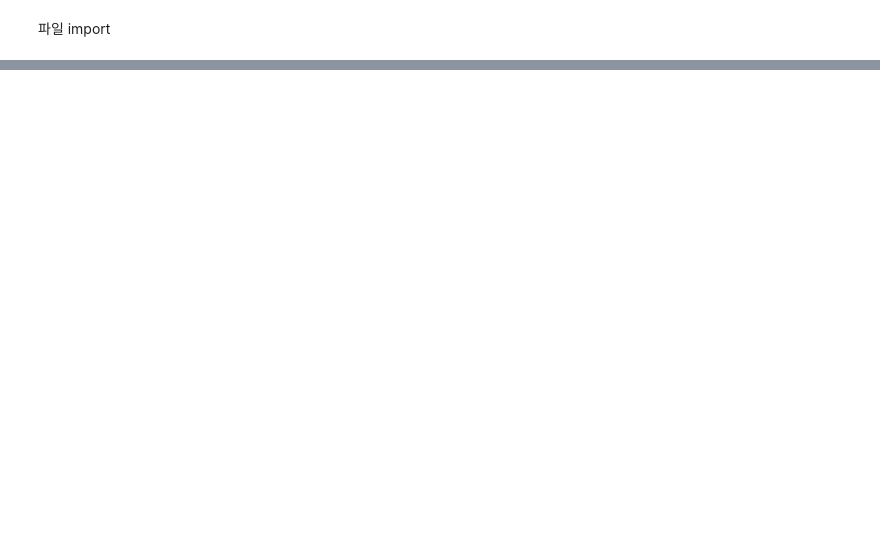
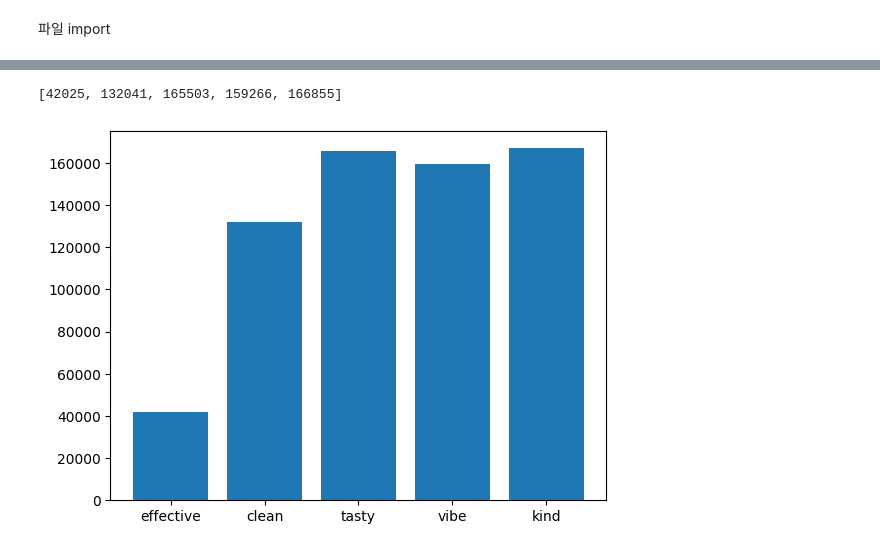
Before and after one commit to CapstoneDesign2/nlp, a Jupyter notebook: data/count.ipynb, the cells around one changed output, grey strips where cells are left out. Drawn from its saved outputs; the diff is of its cells as text; code cells hidden in the pictures; blank space fills up the shorter version.

```diff
--- a/data/count.ipynb
+++ b/data/count.ipynb
@@ -166,7 +183,7 @@ def add_word(new_words):
 
 
 def EDA(sentence, alpha_sr=0.1, alpha_ri=0.1, alpha_rs=0.1, p_rd=0.1, num_aug=9):
-	sentence = get_only_hangul(sentence)
+	#sentence = get_only_hangul(sentence)
 	words = sentence.split(' ')
 	words = [word for word in words if word is not ""]
 	num_words = len(words)
@@ -179,14 +196,14 @@ def EDA(sentence, alpha_sr=0.1, alpha_ri=0.1, alpha_rs=0.1, p_rd=0.1, num_aug=9)
 	n_rs = max(1, int(alpha_rs*num_words))
 
 	# sr
-	for _ in range(num_new_per_technique):
-		a_words = synonym_replacement(words, n_sr)
-		augmented_sentences.append(' '.join(a_words))
+#	for _ in range(num_new_per_technique):
+#		a_words = synonym_replacement(words, n_sr)
+#		augmented_sentences.append(' '.join(a_words))
 
 	# ri
-	for _ in range(num_new_per_technique):
-		a_words = random_insertion(words, n_ri)
-		augmented_sentences.append(' '.join(a_words))
+	#for _ in range(num_new_per_technique):
+#		a_words = random_insertion(words, n_ri)
+#		augmented_sentences.append(' '.join(a_words))
 
 	# rs
 	for _ in range(num_new_per_technique):
@@ -259,3 +267,15 @@ for row in filterd_df.iterrows():
+# %%
+#columns=['댓글','가성비','청결','맛','분위기','친절']
+new_df = pd.DataFrame({
+                        "댓글" : comment_list,
+                        "가성비" : effective_list,
+                        "청결" : clean_list,
+                        "맛" : tasty_list,
+                        "분위기" : vibe_list,
+                        "친절" : kind_list
+                    })
+# %%
+df = pd.concat([df, new_df])
 # %%
 print(df.tail)
 # %% [output]
@@ -275,0 +296,21 @@ print(df.tail)
+# %%
+effective_len = len(df.loc[df['가성비'] > 0])
+clean_len = len(df.loc[df['청결'] > 0])
+tasty_len = len(df.loc[df['맛'] > 0])
+vibe_len = len(df.loc[df['분위기'] > 0])
+kind_len = len(df.loc[df['친절'] > 0])
+# %%
+x = np.arange(5)
+LABEL_COLUMNS = ['effective', 'clean', 'tasty', 'vibe', 'kind']
+values = [effective_len, clean_len, tasty_len, vibe_len, kind_len]
+
+
+plt.bar(x, values)
+plt.xticks(x, LABEL_COLUMNS)
+
+print(values)
+plt.show()
+# 데이터가 굉장히 불균형 보강 작업이 필요한거 같음
+# %% [output]
+[42025, 132041, 165503, 159266, 166855]
+[figure, added]
```
Also changed, not shown: parts of 9 cells of this notebook, 5 other files.
